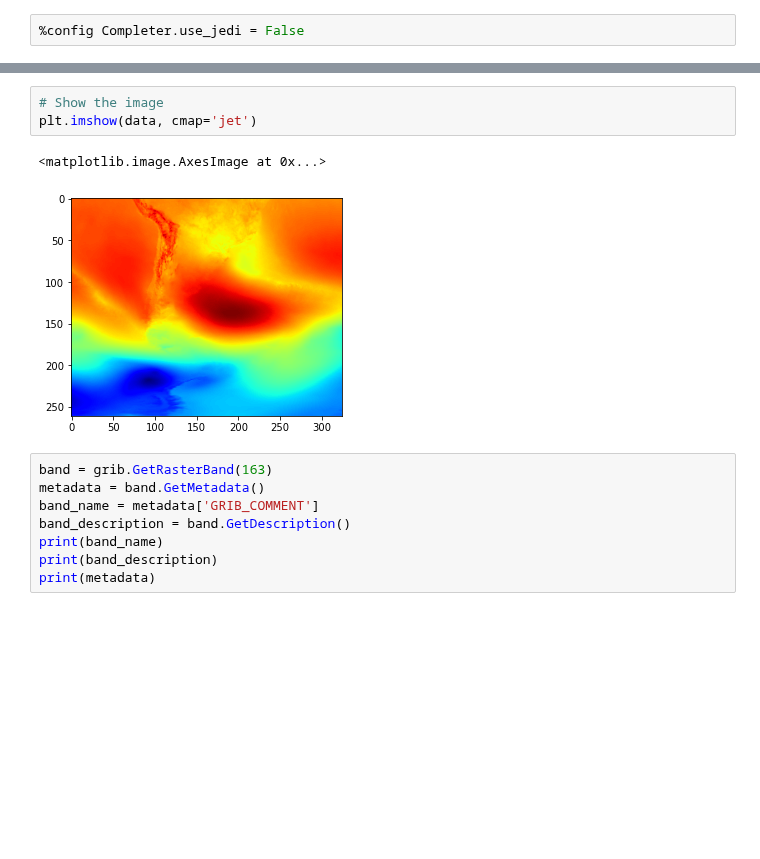
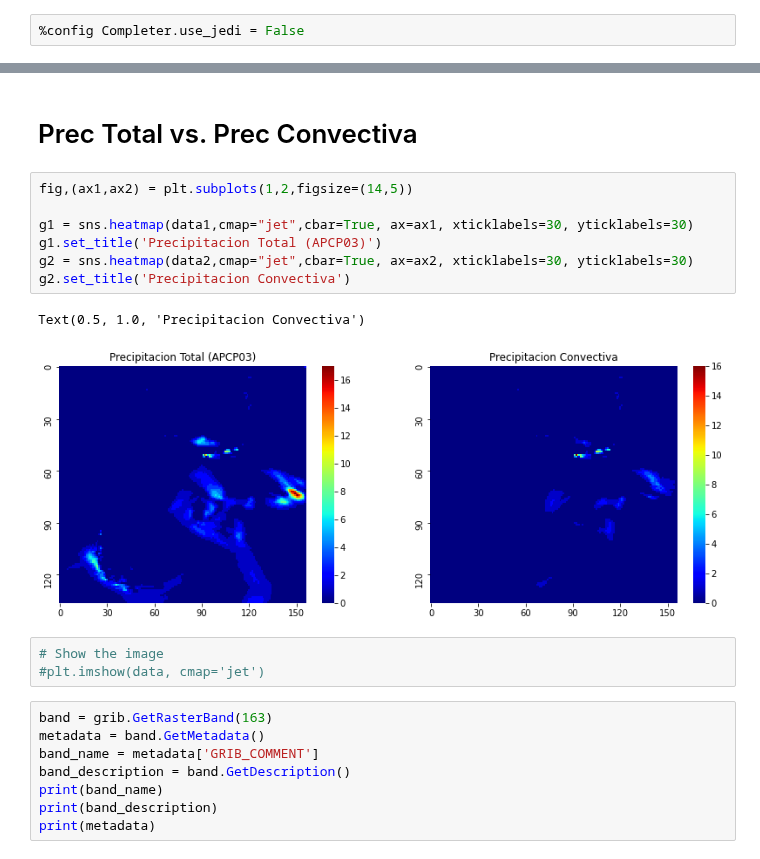
Before and after one commit to JFC95/ProyectoIntegrador_Weather, a Jupyter notebook: Notebooks/manejando_grib_fromGFS.ipynb, the cells around one changed output, grey strips where cells are left out. Cells and saved outputs as stored; diff of their text form; blank space fills up the shorter version.

```diff
--- a/Notebooks/MapaHGT.ipynb
+++ b/Notebooks/manejando_grib_fromGFS.ipynb
@@ -17,9 +49,18 @@ data = band.ReadAsArray()
+# %% [markdown]
+# Prec Total vs. Prec Convectiva
+# %%
+fig,(ax1,ax2) = plt.subplots(1,2,figsize=(14,5))
+
+g1 = sns.heatmap(data1,cmap="jet",cbar=True, ax=ax1, xticklabels=30, yticklabels=30)
+g1.set_title('Precipitacion Total (APCP03)')
+g2 = sns.heatmap(data2,cmap="jet",cbar=True, ax=ax2, xticklabels=30, yticklabels=30)
+g2.set_title('Precipitacion Convectiva')
+# %% [output]
+Text(0.5, 1.0, 'Precipitacion Convectiva')
+[figure, added]
 # %%
 # Show the image
-plt.imshow(data, cmap='jet')
+#plt.imshow(data, cmap='jet')
-# %% [output]
-<matplotlib.image.AxesImage at 0x...>
-[figure, removed]
 # %%
 band = grib.GetRasterBand(163)
 metadata = band.GetMetadata()
```
Also changed, not shown: parts of 8 cells of this notebook.
